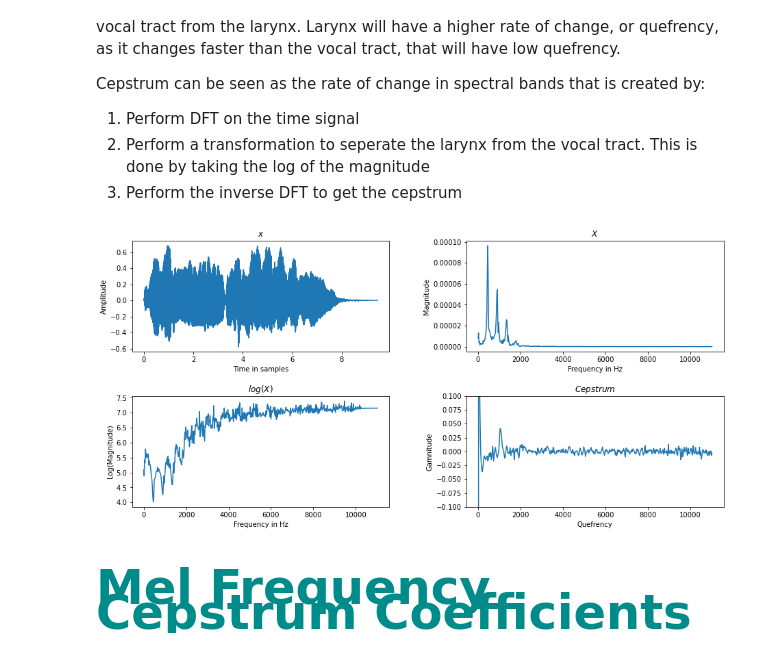
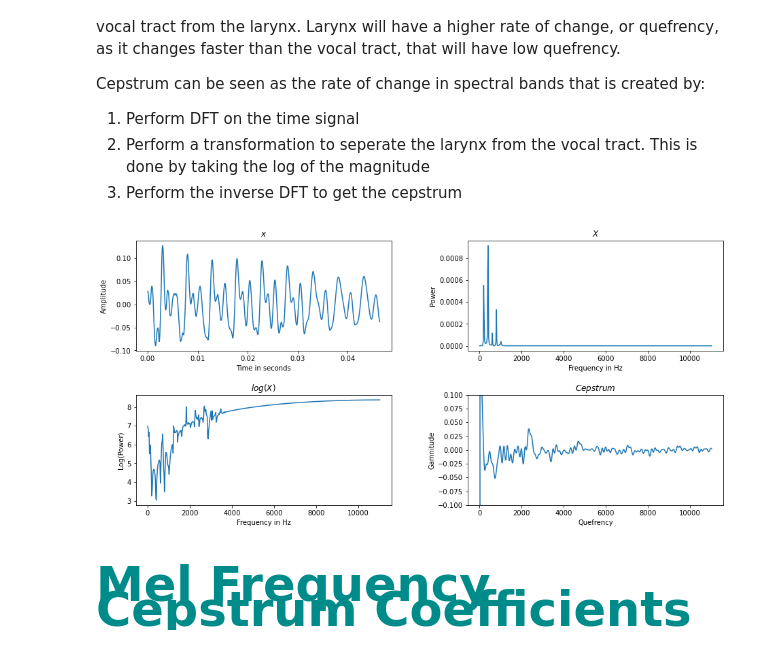
Before and after one commit to HNuijens/PythonAudioProcessing, a Jupyter notebook: Analysis/MFCC.ipynb, the cells around one changed output. Drawn from its saved outputs; the diff is of its cells as text; code cells hidden in the pictures.

```diff
--- a/Analysis/MFCC.ipynb
+++ b/Analysis/MFCC.ipynb
@@ -277,9 +287,15 @@ Cepstrum can be seen as the rate of change in spectral bands that is created by:
 3. Perform the inverse DFT to get the cepstrum
 # %%
 # import audio file
-signal , sample_rate = librosa.load('../samples/Trumpet.wav')
+signal , sample_rate = librosa.load('../samples/Speech.wav')
 
-n_fft = 1024
+window_length = 1024
+index = 24
+
+signal = signal[window_length * index : window_length * index + window_length]
+
+n_fft = len(signal)
+
 t = np.linspace(0, len(signal) / sample_rate, len(signal))
 N = len(signal)
 freq_axis = np.linspace(0, sample_rate/2 + 1, n_fft // 2)
@@ -287,45 +303,45 @@ freq_axis = np.linspace(0, sample_rate/2 + 1, n_fft // 2)
 # take DFT of signal
 DFT = (2 / N) * np.fft.fft(signal, n_fft)
 
+DFT_pow =  abs(DFT) **2
+
 # transform
-DFT_log_pow = np.log10(abs(DFT))
+DFT_log_pow = np.log10(DFT_pow)
 
 C = np.fft.ifft(DFT_log_pow)
 # %%
 plt.figure(figsize = (15,6))
 
 plt.subplot(2,2,1)
 plt.plot(t, signal)
 plt.title('$x$')
-plt.xlabel('Time in samples')
+plt.xlabel('Time in seconds')
 plt.ylabel('Amplitude')
 
 plt.subplot(2,2,2)
-plt.plot(freq_axis, abs(DFT[:int(n_fft // 2)]))
+plt.plot(freq_axis, abs(DFT_pow[:int(n_fft // 2)]))
 plt.title('$X$')
 plt.xlabel('Frequency in Hz')
-plt.ylabel('Magnitude')
+plt.ylabel('Power')
 
 plt.subplot(2,2,3)
 plt.plot(freq_axis, abs(DFT_log_pow[:int(n_fft // 2)]))
 plt.title('$log(X)$')
 plt.xlabel('Frequency in Hz')
-plt.ylabel('Log(Magnitude)')
+plt.ylabel('Log(Power)')
 
 plt.subplot(2,2,4)
 plt.plot(freq_axis,np.real(C[:int(n_fft // 2)]))
 plt.title('$Cepstrum$')
 plt.xlabel('Quefrency')
 plt.ylabel('Gamnitude')
 plt.ylim(-0.1, 0.1)
 
 plt.subplots_adjust(left=0.1,
                     bottom=0.1,
                     right=0.9,
                     top=1,
                     wspace=0.3,
                     hspace=0.4)
 # %% [output]
-[figure, old version]
+[figure, new version]
-# %% [markdown]
-<h3 style = "font-size:3rem;color:darkcyan">Mel Frequency Cepstrum Coefficients </h3>
@@ -333,0 +348,2 @@ Now
+# %% [markdown]
+<h3 style = "font-size:3rem;color:darkcyan">Mel Frequency Cepstrum Coefficients </h3>
```
Also changed, not shown: parts of 22 cells of this notebook, 1 other file.
